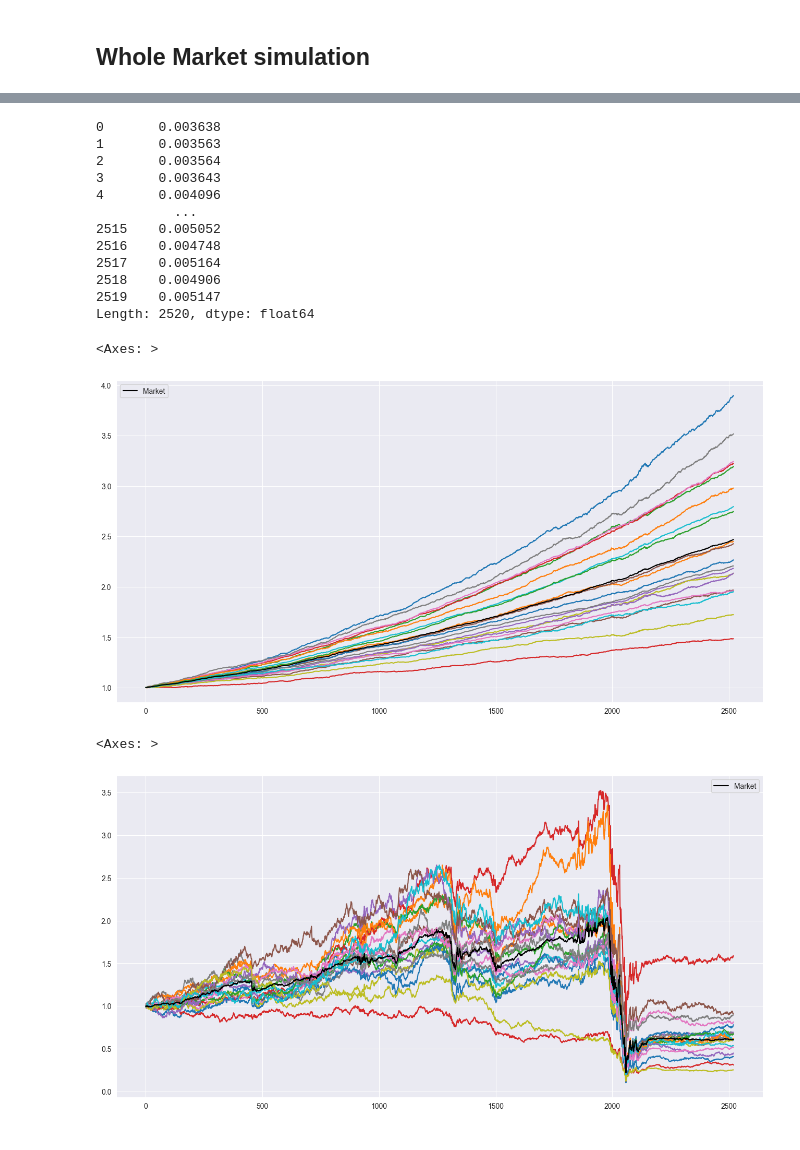
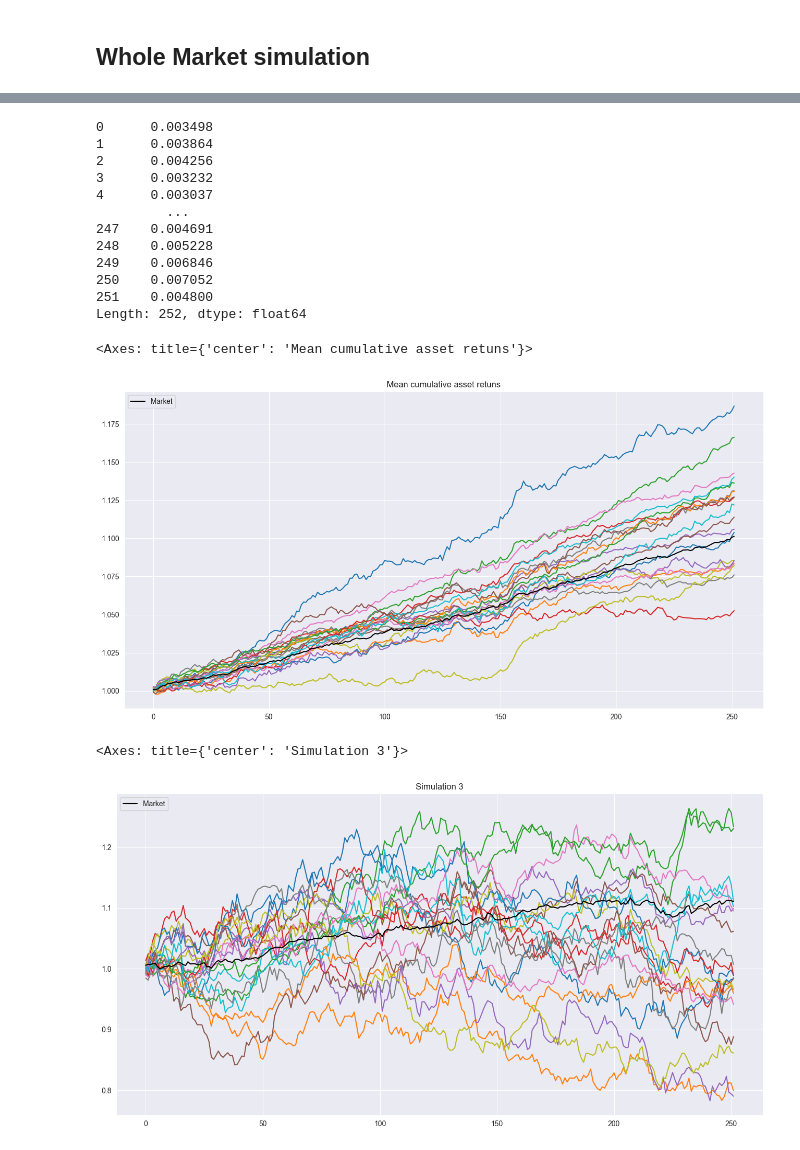
Before and after one commit to V4laky/PortfolioMPC, a Jupyter notebook: notebooks/MarketSim_tests.ipynb, the cells around one changed output, grey strips where cells are left out. Drawn from its saved outputs; the diff is of its cells as text; code cells hidden in the pictures.

```diff
--- a/notebooks/MarketSim_tests.ipynb
+++ b/notebooks/MarketSim_tests.ipynb
@@ -125,9 +123,13 @@ dump(market, project_root / "results/market_simulation.joblib")
+# %%
+from joblib import dump, load
+
+market = load(project_root / "results/market_simulation.joblib")
 # %%
 sims = []
 ms = []
 
-for i in range(150):
-    sim, m, vol = market.simulate(2520, initial_value=-0.2, initial_vol=0.5, burn=0)
+for i in range(100):
+    sim, m, vol = market.simulate(252, initial_value=-0.2, initial_vol=0.5, burn=0)
     sims.append(sim)
     ms.append(m)
 # %%
@@ -177,36 +179,38 @@ sns.heatmap(sim0.corr(), vmin=-1, vmax=1, cmap='coolwarm')
 # %%
 ms.std()
 # %% [output]
-0       0.003638
-1       0.003563
-2       0.003564
-3       0.003643
-4       0.004096
-          ...
-2515    0.005052
-2516    0.004748
-2517    0.005164
-2518    0.004906
-2519    0.005147
-Length: 2520, dtype: float64
+0      0.003498
+1      0.003864
+2      0.004256
+3      0.003232
+4      0.003037
+         ...
+247    0.004691
+248    0.005228
+249    0.006846
+250    0.007052
+251    0.004800
+Length: 252, dtype: float64
 # %%
 for i in range(20):
     asset_returns = pd.DataFrame(sims[:, :, i])
 
     np.exp(asset_returns).cumprod(axis=1).mean().plot(legend=False, label=f'Asset {i+1}', figsize=(16,8))
-np.exp(ms).cumprod(axis=1).mean().plot(legend=True, label=f'Market', figsize=(16,8), color='black')
+np.exp(ms).cumprod(axis=1).mean().plot(legend=True, label=f'Market', figsize=(16,8), color='black', title='Mean cumulative asset retuns')
 # %% [output]
-<Axes: >
+<Axes: title={'center': 'Mean cumulative asset retuns'}>
-[figure, old version]
+[figure, new version]
 # %%
 fig, ax = plt.subplots(1,1)
 
+sim_num = 3
+
 for i in range(20):
-    asset_returns = pd.DataFrame(sims[3, :, i])
+    asset_returns = pd.DataFrame(sims[sim_num, :, i])
 
     np.exp(asset_returns).cumprod().plot(legend=False, label=f'Asset {i+1}', figsize=(16,8), ax=ax)
 
-np.exp(ms.loc[3]).cumprod().plot(legend=True, label=f'Market', figsize=(16,8), color='black', ax=ax)
+np.exp(ms.loc[sim_num]).cumprod().plot(legend=True, label=f'Market', figsize=(16,8), color='black', ax=ax, title=f'Simulation {sim_num}')
 # %% [output]
-<Axes: >
+<Axes: title={'center': 'Simulation 3'}>
-[figure, old version]
+[figure, new version]
```
Also changed, not shown: parts of 19 cells of this notebook, 2 other files.
